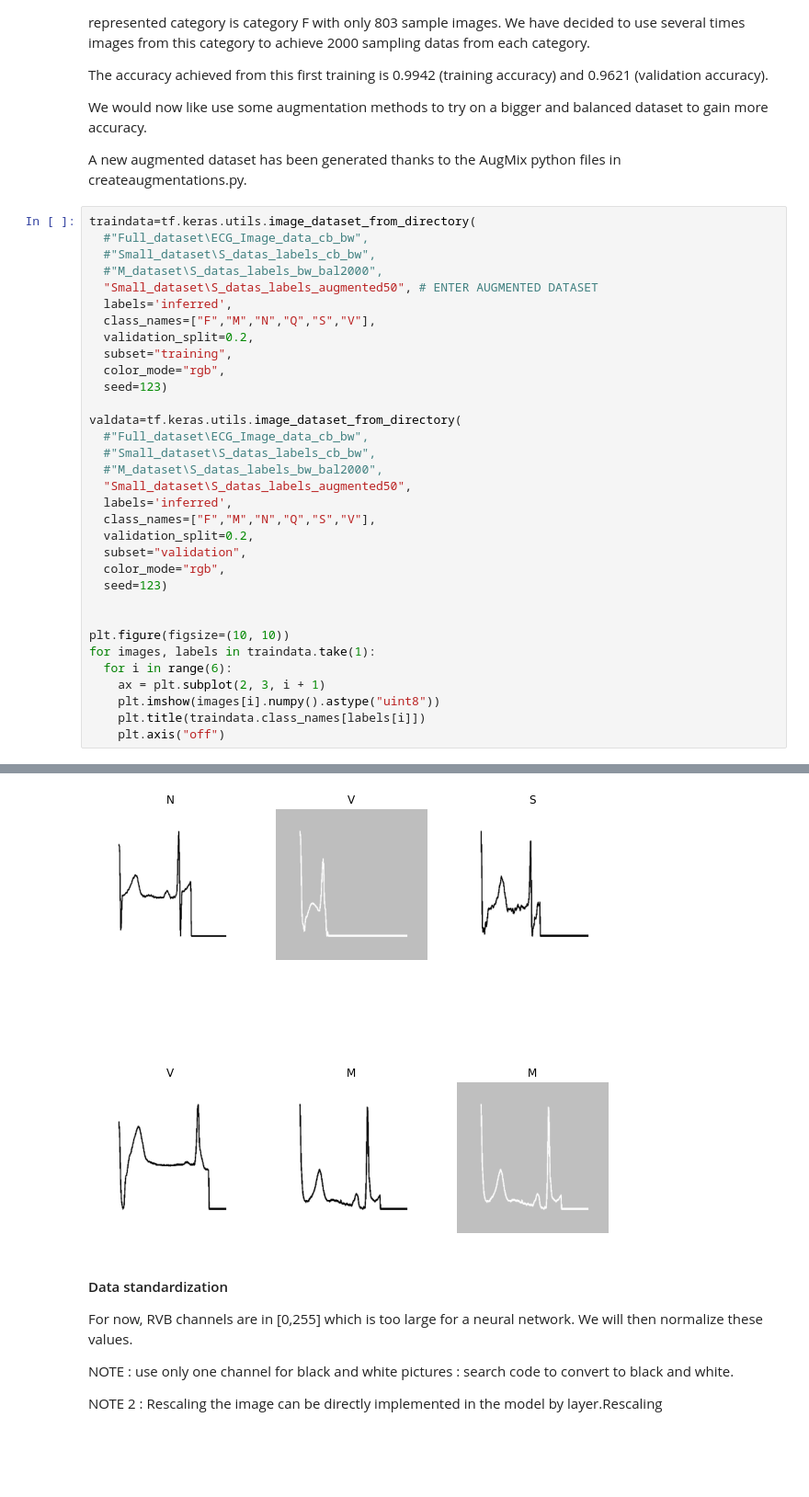
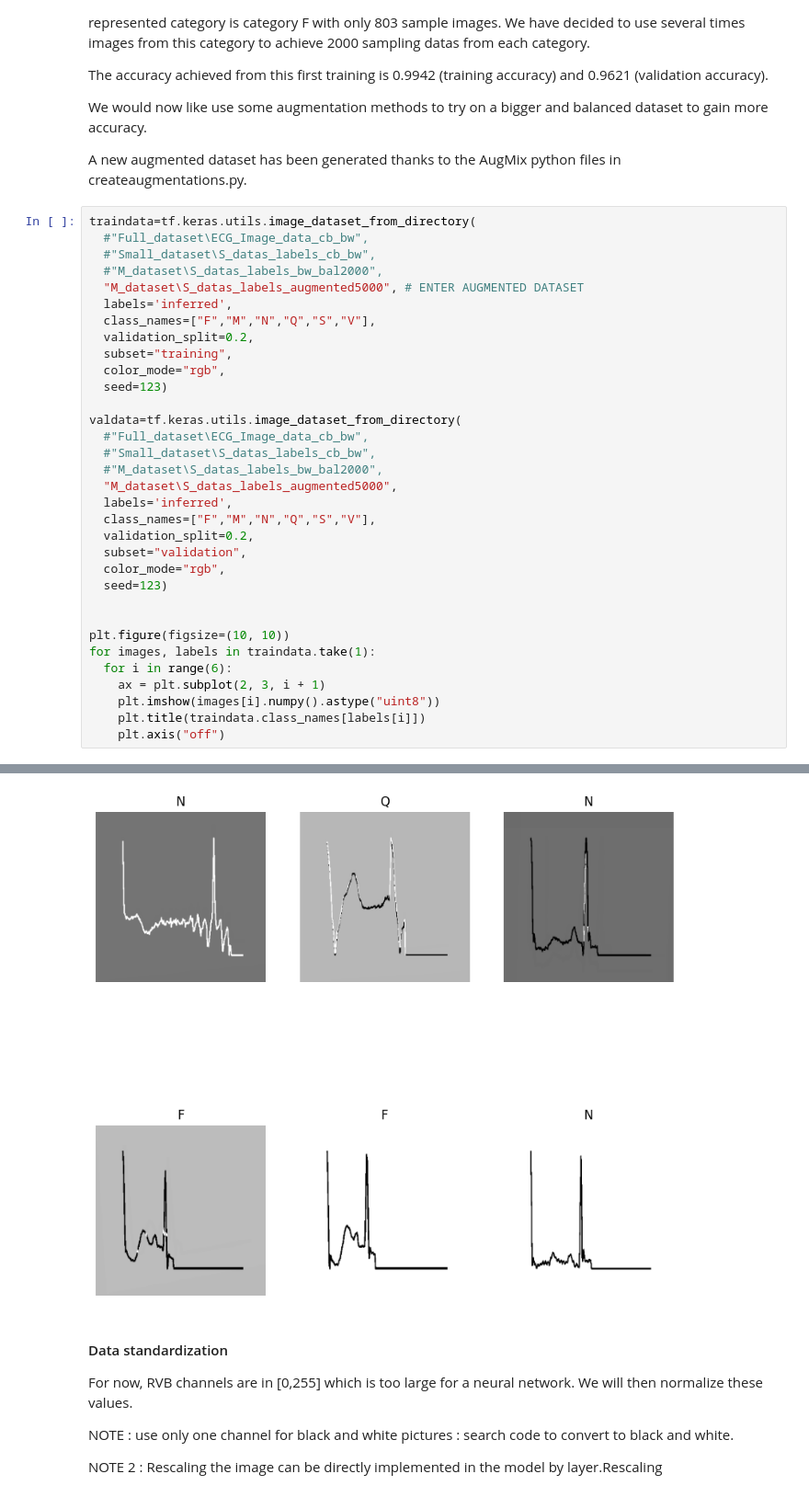
Before and after one commit to Henryk07/ESP3201_Project, a Jupyter notebook: augmentationNN.ipynb, the cells around one changed output, grey strips where cells are left out. Shown: that part at 92% size. Saved outputs shown, nothing was run; the diff lists cells and outputs as text; blank space fills up the shorter version.

Commit message:
upload the result of training augmentationed dataset5000

```diff
--- a/augmentationNN.ipynb
+++ b/augmentationNN.ipynb
@@ -48,7 +48,7 @@ traindata=tf.keras.utils.image_dataset_from_directory(
   #"Full_dataset\ECG_Image_data_cb_bw",
   #"Small_dataset\S_datas_labels_cb_bw",
   #"M_dataset\S_datas_labels_bw_bal2000",
-  "Small_dataset\S_datas_labels_augmented50", # ENTER AUGMENTED DATASET
+  "M_dataset\S_datas_labels_augmented5000", # ENTER AUGMENTED DATASET
   labels='inferred',
   class_names=["F","M","N","Q","S","V"],
   validation_split=0.2,
@@ -60,7 +60,7 @@ valdata=tf.keras.utils.image_dataset_from_directory(
   #"Full_dataset\ECG_Image_data_cb_bw",
   #"Small_dataset\S_datas_labels_cb_bw",
   #"M_dataset\S_datas_labels_bw_bal2000",
-  "Small_dataset\S_datas_labels_augmented50",
+  "M_dataset\S_datas_labels_augmented5000",
   labels='inferred',
   class_names=["F","M","N","Q","S","V"],
   validation_split=0.2,
@@ -84,4 +84,4 @@ Using 60 files for validation.
-[figure, old version]
+[figure, new version]
 # %% [markdown]
 #### Data standardization ###
 
```
Also changed, not shown: parts of 4 cells of this notebook.
